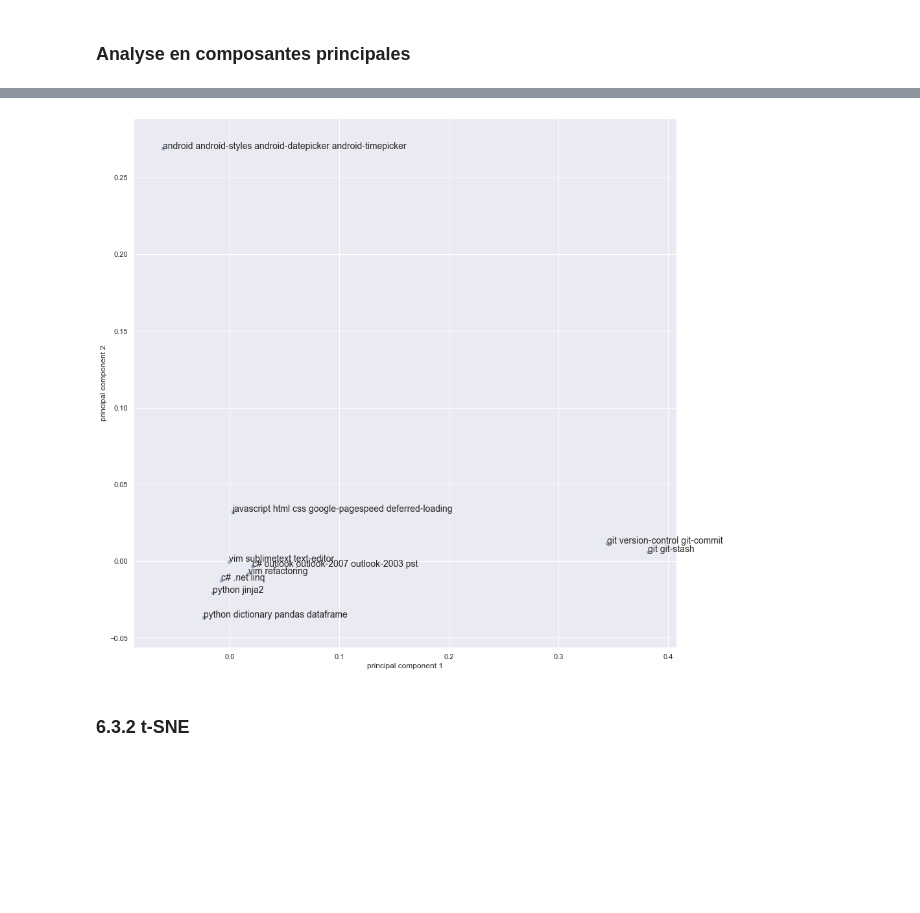
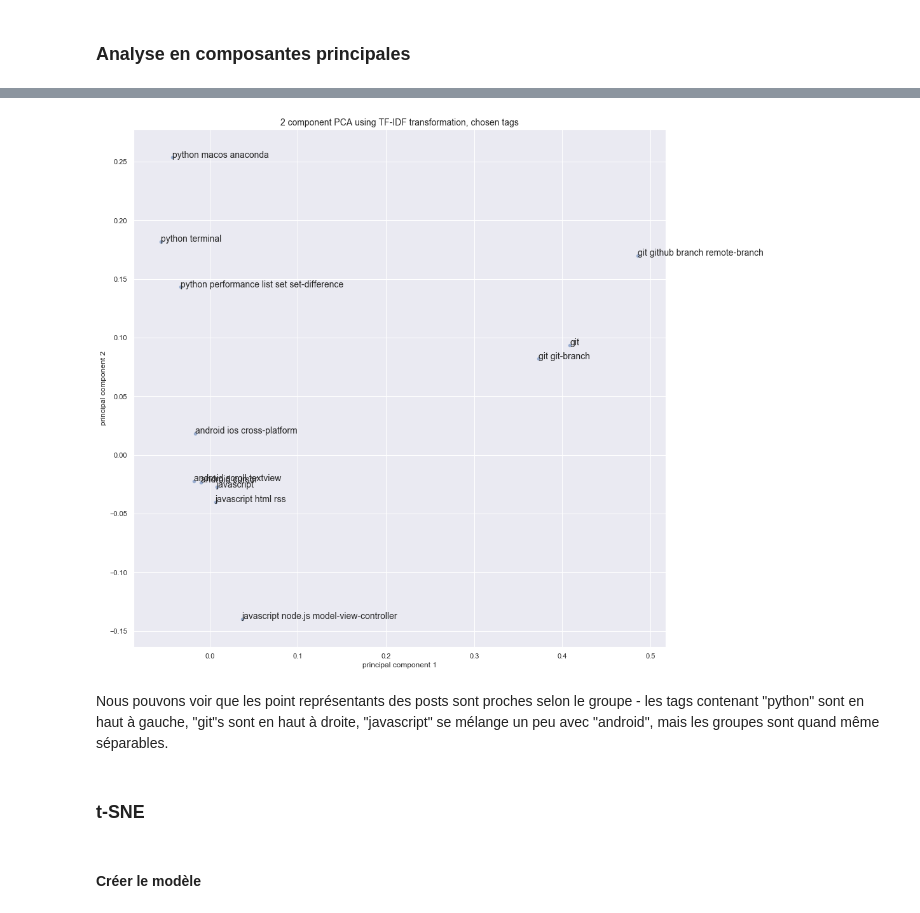
Before and after one commit to Lenka-St/Projet5, a Jupyter notebook: Notebook1_Analyse_exploratoire.ipynb, the cells around one changed output, grey strips where cells are left out. Cells and saved outputs as stored; diff of their text form; code cells hidden in the pictures; blank space fills up the shorter version.

Commit message:
ACP, t-SNE, LDA
Notebook1
- datafile updated (20k obs)
- ACP, t-SNE visualisation updated
- TF-IDF title added
Notebook2
- LDA

```diff
--- a/Notebook1_Analyse_exploratoire.ipynb
+++ b/Notebook1_Analyse_exploratoire.ipynb
@@ -1462,0 +1563,8 @@ ax.grid()
+# %%
+# Create other lists containing "python", "git" and "android"
+liste_python = choose_expression(y_train_clean_sample, 'python')
+liste_git = choose_expression(y_train_clean_sample, 'git')
+liste_android = choose_expression(y_train_clean_sample, 'android')
+# %%
+# Create an overall list
+chosen_tags_index = liste_javascript + liste_python + liste_git + liste_android
@@ -1462,0 +1575,4 @@ ax.grid()
+# %%
+# View the chosen tags
+chosen_tags = y_train_clean_sample[chosen_tags_index]
+chosen_tags
@@ -1462,0 +1593,3 @@ ax.grid()
+# %%
+chosen_principalDf = principalDf.iloc[chosen_tags_index]
+chosen_principalDf
@@ -1463,21 +1610,27 @@ ax.grid()
 # %%
-# Scatterplot with names of 50 most important features
-
-liste_mots = list(y_train_clean[:10])
+# Scatterplot of chosen tags
+# !!! Comment faire pour éviter le texte qui se chévauche ?
 
 sns.set()# Initialize figure
 fig, ax = plt.subplots(figsize = (15, 15))
-sns.scatterplot(principalDf['principal component 1'][:10],
-           principalDf['principal component 2'][:10], alpha = 0.5)
 
-for i in range(10):
+ax.set_title('2 component PCA using TF-IDF transformation, chosen tags', fontsize=14)
 
-    plt.text(principalDf['principal component 1'][i], principalDf['principal component 2'][i], liste_mots[i],
-         fontsize = 14)
+sns.scatterplot(chosen_principalDf['principal component 1'],
+           chosen_principalDf['principal component 2'], alpha = 0.5)
+
+for i in chosen_tags.index:
+
+    plt.text(chosen_principalDf['principal component 1'][i], chosen_principalDf['principal component 2'][i],
+             chosen_tags[i],fontsize = 14)
 
 plt.show()
 # %% [output]
-[figure, old version]
+[figure, new version]
+# %% [markdown]
+Nous pouvons voir que les point représentants des posts sont proches selon le groupe - les tags contenant "python" sont en haut à gauche, "git"s sont en haut à droite, "javascript" se mélange un peu avec "android", mais les groupes sont quand même séparables.
 # %% [markdown]
-### 6.3.2 t-SNE
+### t-SNE
+# %% [markdown]
+#### Créer le modèle
 # %%
```
Also changed, not shown: parts of 74 cells of this notebook, 1 other file.
